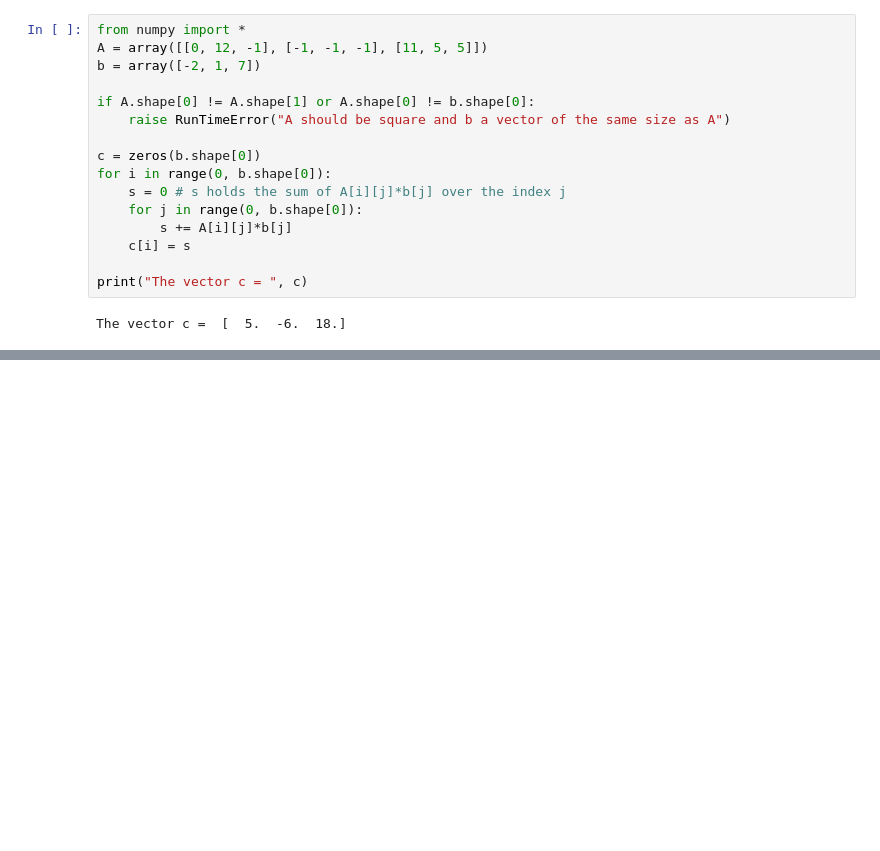
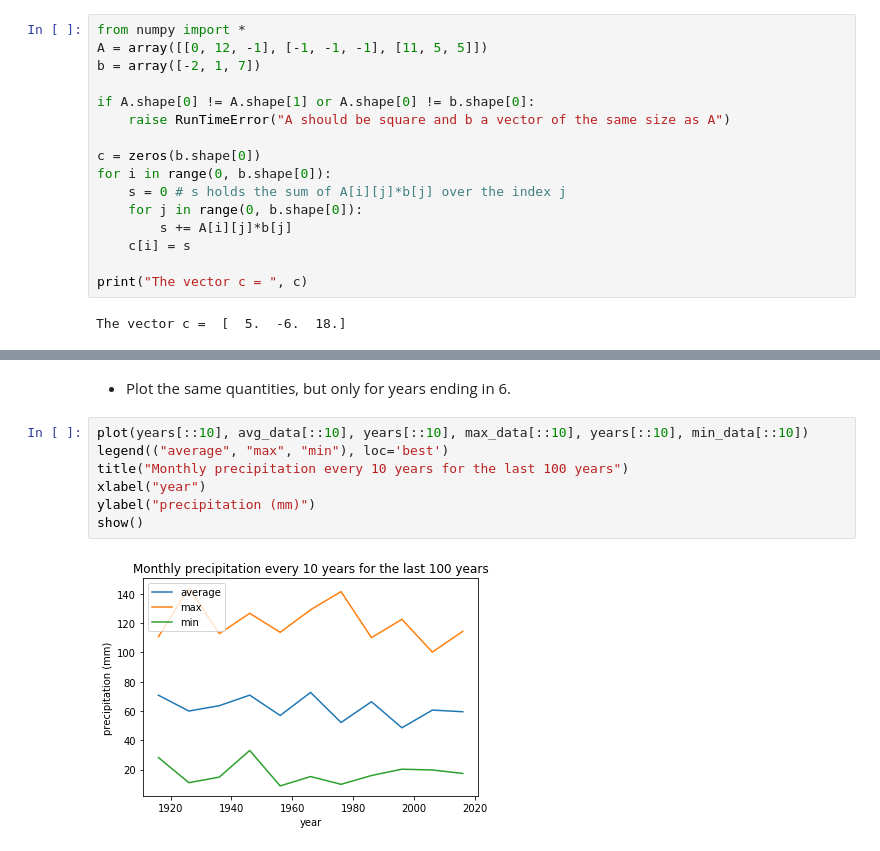
Before and after one commit to ggorman/Introduction-to-programming-for-geoscientists, a Jupyter notebook: notebook/Lecture-5-Introduction-to-programming-for-geoscientists-Solutions.ipynb, the cells around one changed output, grey strips where cells are left out. Saved outputs shown, nothing was run; the diff lists cells and outputs as text; blank space fills up the shorter version.

```diff
--- a/notebook/Lecture-5-Introduction-to-programming-for-geoscientists-Solutions.ipynb
+++ b/notebook/Lecture-5-Introduction-to-programming-for-geoscientists-Solutions.ipynb
@@ -323,0 +408,11 @@ The vector c =  [  5.  -6.  18.]
+# %% [markdown]
+ - Plot the same quantities, but only for years ending in 6.
+# %%
+plot(years[::10], avg_data[::10], years[::10], max_data[::10], years[::10], min_data[::10])
+legend(("average", "max", "min"), loc='best')
+title("Monthly precipitation every 10 years for the last 100 years")
+xlabel("year")
+ylabel("precipitation (mm)")
+show()
+# %% [output]
+[figure, added]
```
Also changed, not shown: parts of 9 cells of this notebook, 1 other file.
